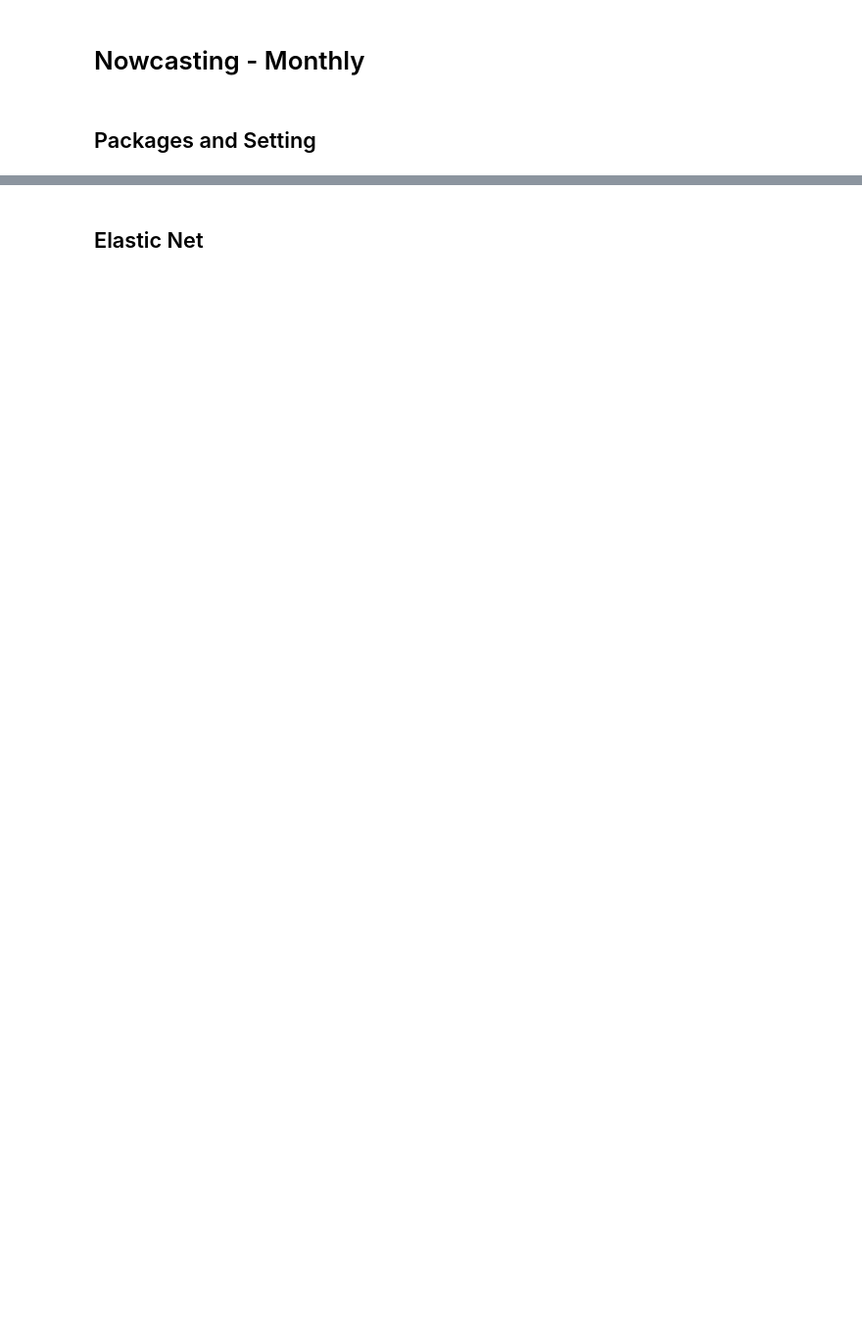
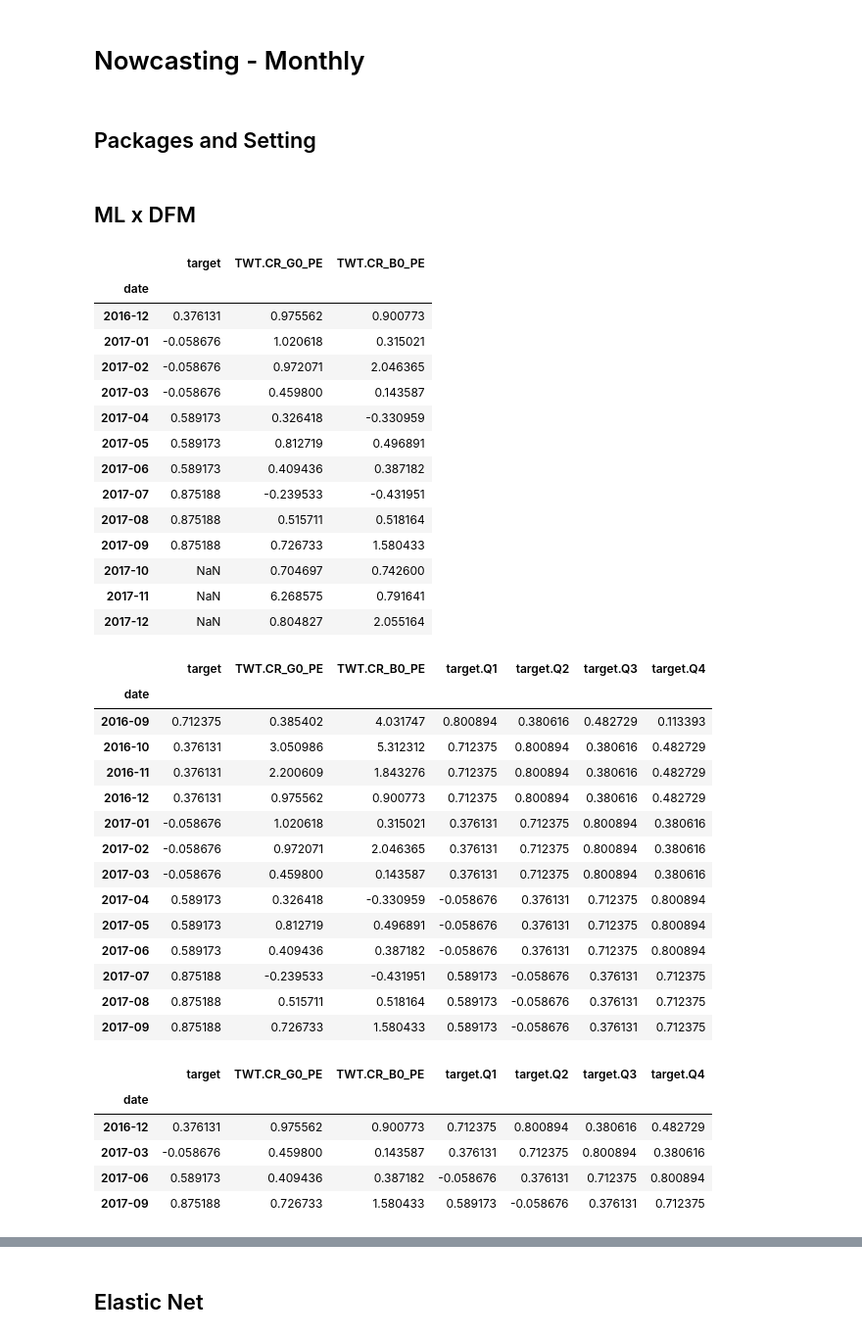
Before and after one commit to tiubenedict/TweetsNowcast, a Jupyter notebook: Nowcasting-M.ipynb, the cells around one changed output, grey strips where cells are left out. Shown at 98% size. Saved outputs shown, nothing was run; the diff lists cells and outputs as text; code cells hidden in the pictures; blank space fills up the shorter version.

```diff
--- a/Nowcasting-M.ipynb
+++ b/Nowcasting-M.ipynb
@@ -27,0 +33,2 @@ warnings.filterwarnings("ignore")
+# %% [markdown]
+## ML x DFM
@@ -27,0 +141,53 @@ warnings.filterwarnings("ignore")
+# %%
+target = 'GDP'
+kmpair = {'PE': ['CR_G0', 'CR_B0']}
+vintage = pd.to_datetime('2017-12-31')
+window = 13
+# lag_order = target_lag, tweet_lag, econ_lag
+# DFM_order = factor_order, error_order, k_factors, factor_lag
+model = NowcastingMLxDFM(target=target, lag_order=(4,0,0), DFM_order=(1,0,1,0), optimize_order=False, kmpair=kmpair)
+df = model.load_data(vintage=vintage, window=1000, kmpair=kmpair, with_econ=False, with_tweets=True, extend=False, DFM_order=(1,0,1,0))[0]
+display(df.tail(13))
+# model.fit_model(vintage=vintage, window=window, kmpair=kmpair, with_econ=True, with_tweets=False, DFM_order=(1,0,1,0), lag_order=(0,0,0))
+df = model.lag_data(df, lag_order=(4,0,0)).dropna()
+display(df.tail(13))
+df = df.loc[pd.to_datetime(vintage) - relativedelta(months=window) :,] ## Cut history to window size
+df = df.loc[df.index.month % 3 == vintage.month % 3, :] ## Cut to only M1/2/3 rows
+df
+# %% [output]
+|  | target | TWT.CR_G0_PE | TWT.CR_B0_PE |
+| date |  |  |  |
+| 2016-12 | 0.376131 | 0.975562 | 0.900773 |
+| 2017-01 | -0.058676 | 1.020618 | 0.315021 |
+| 2017-02 | -0.058676 | 0.972071 | 2.046365 |
+| 2017-03 | -0.058676 | 0.459800 | 0.143587 |
+| 2017-04 | 0.589173 | 0.326418 | -0.330959 |
+| 2017-05 | 0.589173 | 0.812719 | 0.496891 |
+| 2017-06 | 0.589173 | 0.409436 | 0.387182 |
+| 2017-07 | 0.875188 | -0.239533 | -0.431951 |
+| 2017-08 | 0.875188 | 0.515711 | 0.518164 |
+| 2017-09 | 0.875188 | 0.726733 | 1.580433 |
+| 2017-10 | NaN | 0.704697 | 0.742600 |
+| 2017-11 | NaN | 6.268575 | 0.791641 |
+| 2017-12 | NaN | 0.804827 | 2.055164 |
+|  | target | TWT.CR_G0_PE | TWT.CR_B0_PE | target.Q1 | target.Q2 | target.Q3 | target.Q4 |
+| date |  |  |  |  |  |  |  |
+| 2016-09 | 0.712375 | 0.385402 | 4.031747 | 0.800894 | 0.380616 | 0.482729 | 0.113393 |
+| 2016-10 | 0.376131 | 3.050986 | 5.312312 | 0.712375 | 0.800894 | 0.380616 | 0.482729 |
+| 2016-11 | 0.376131 | 2.200609 | 1.843276 | 0.712375 | 0.800894 | 0.380616 | 0.482729 |
+| 2016-12 | 0.376131 | 0.975562 | 0.900773 | 0.712375 | 0.800894 | 0.380616 | 0.482729 |
+| 2017-01 | -0.058676 | 1.020618 | 0.315021 | 0.376131 | 0.712375 | 0.800894 | 0.380616 |
+| 2017-02 | -0.058676 | 0.972071 | 2.046365 | 0.376131 | 0.712375 | 0.800894 | 0.380616 |
+| 2017-03 | -0.058676 | 0.459800 | 0.143587 | 0.376131 | 0.712375 | 0.800894 | 0.380616 |
+| 2017-04 | 0.589173 | 0.326418 | -0.330959 | -0.058676 | 0.376131 | 0.712375 | 0.800894 |
+| 2017-05 | 0.589173 | 0.812719 | 0.496891 | -0.058676 | 0.376131 | 0.712375 | 0.800894 |
+| 2017-06 | 0.589173 | 0.409436 | 0.387182 | -0.058676 | 0.376131 | 0.712375 | 0.800894 |
+| 2017-07 | 0.875188 | -0.239533 | -0.431951 | 0.589173 | -0.058676 | 0.376131 | 0.712375 |
+| 2017-08 | 0.875188 | 0.515711 | 0.518164 | 0.589173 | -0.058676 | 0.376131 | 0.712375 |
+| 2017-09 | 0.875188 | 0.726733 | 1.580433 | 0.589173 | -0.058676 | 0.376131 | 0.712375 |
+|  | target | TWT.CR_G0_PE | TWT.CR_B0_PE | target.Q1 | target.Q2 | target.Q3 | target.Q4 |
+| date |  |  |  |  |  |  |  |
+| 2016-12 | 0.376131 | 0.975562 | 0.900773 | 0.712375 | 0.800894 | 0.380616 | 0.482729 |
+| 2017-03 | -0.058676 | 0.459800 | 0.143587 | 0.376131 | 0.712375 | 0.800894 | 0.380616 |
+| 2017-06 | 0.589173 | 0.409436 | 0.387182 | -0.058676 | 0.376131 | 0.712375 | 0.800894 |
+| 2017-09 | 0.875188 | 0.726733 | 1.580433 | 0.589173 | -0.058676 | 0.376131 | 0.712375 |
```
Also changed, not shown: parts of 34 cells of this notebook, 1 other file.
